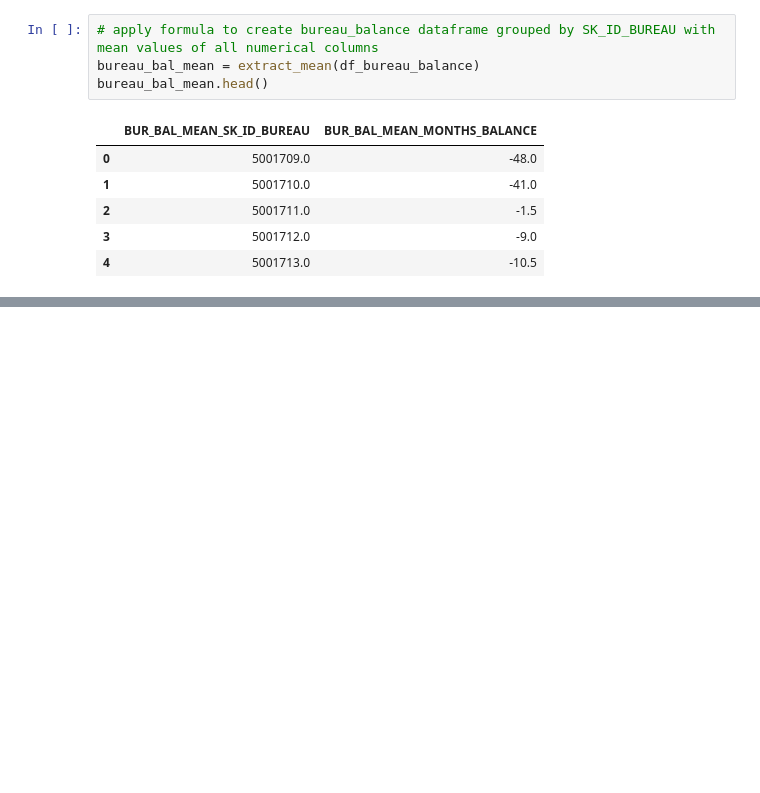
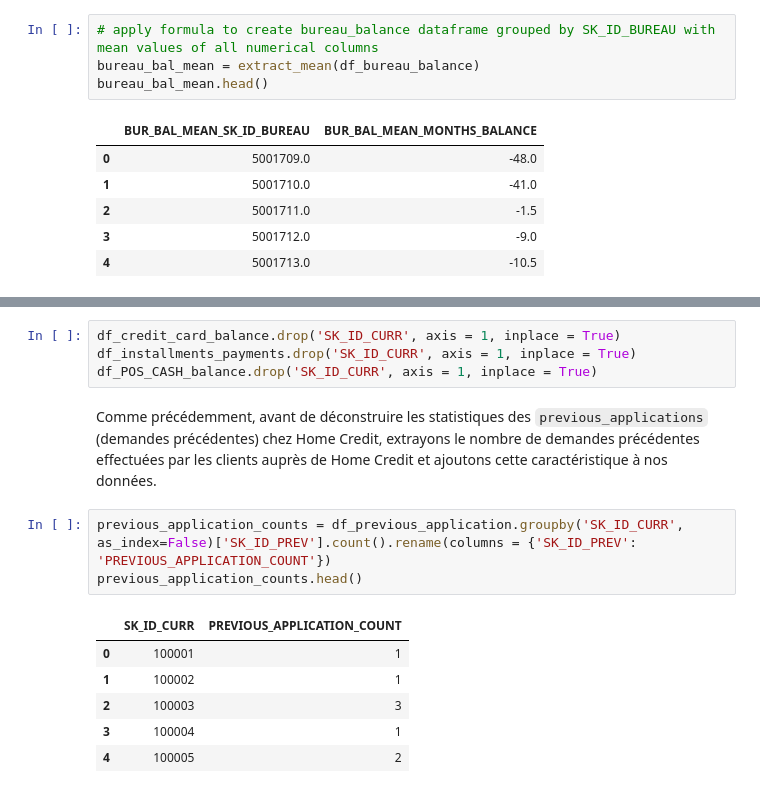
Before and after one commit to GaryMauger/P7_implementer_modele_scoring, a Jupyter notebook: Projet_7.ipynb, the cells around one changed output, grey strips where cells are left out. Drawn from its saved outputs; the diff is of its cells as text; blank space fills up the shorter version.

```diff
--- a/Projet_7.ipynb
+++ b/Projet_7.ipynb
@@ -1871,0 +1981,16 @@ bureau_bal_mean.head()
+# %%
+df_credit_card_balance.drop('SK_ID_CURR', axis = 1, inplace = True)
+df_installments_payments.drop('SK_ID_CURR', axis = 1, inplace = True)
+df_POS_CASH_balance.drop('SK_ID_CURR', axis = 1, inplace = True)
+# %% [markdown]
+Comme précédemment, avant de déconstruire les statistiques des `previous_applications` (demandes précédentes) chez Home Credit, extrayons le nombre de demandes précédentes effectuées par les clients auprès de Home Credit et ajoutons cette caractéristique à nos données.
+# %%
+previous_application_counts = df_previous_application.groupby('SK_ID_CURR', as_index=False)['SK_ID_PREV'].count().rename(columns = {'SK_ID_PREV': 'PREVIOUS_APPLICATION_COUNT'})
+previous_application_counts.head()
+# %% [output]
+|  | SK_ID_CURR | PREVIOUS_APPLICATION_COUNT |
+| 0 | 100001 | 1 |
+| 1 | 100002 | 1 |
+| 2 | 100003 | 3 |
+| 3 | 100004 | 1 |
+| 4 | 100005 | 2 |
```
Also changed, not shown: parts of 31 cells of this notebook.
